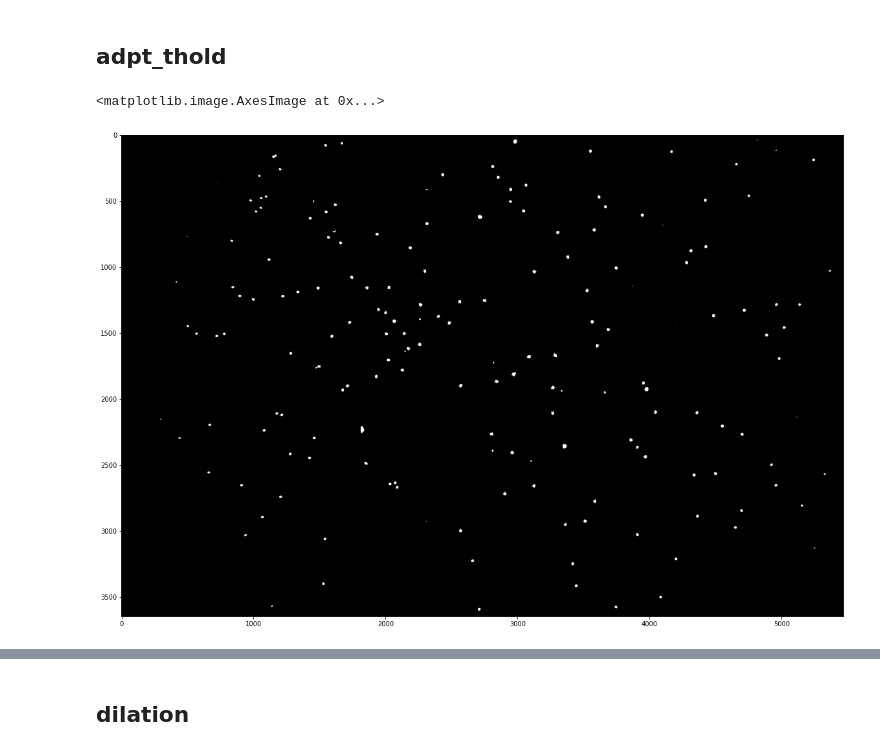
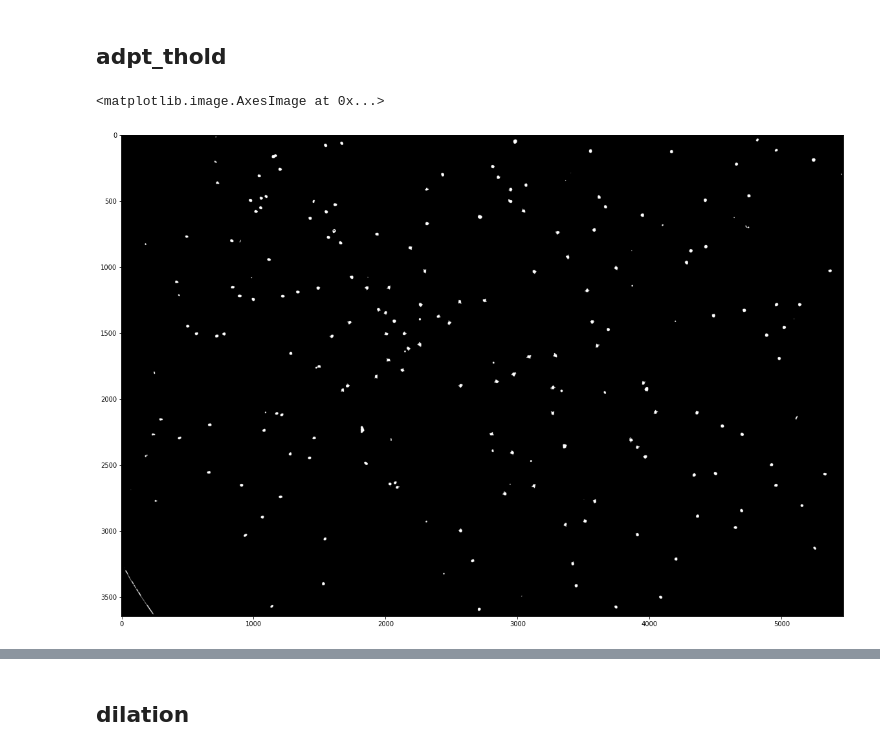
Before and after one commit to Abner0627/IPRV_Barcode-Beads-Detection, a Jupyter notebook: Barcode Beads Detection/main_cv2.ipynb, the cells around one changed output, grey strips where cells are left out. Drawn from its saved outputs; the diff is of its cells as text; code cells hidden in the pictures.

```diff
--- a/Barcode Beads Detection/main_cv2.ipynb
+++ b/Barcode Beads Detection/main_cv2.ipynb
@@ -31,10 +31,10 @@ plt.imshow(img_cv, cmap='gray')
 # %% [markdown]
 ## adpt_thold
 # %%
-img_adpt_thold = cv2.adaptiveThreshold(img_cv, 255, cv2.ADAPTIVE_THRESH_GAUSSIAN_C, cv2.THRESH_BINARY_INV, 199, 10)
+img_adpt_thold = cv2.adaptiveThreshold(img_cv, 255, cv2.ADAPTIVE_THRESH_GAUSSIAN_C, cv2.THRESH_BINARY_INV, 111, 5)
 
 fig = plt.figure(figsize=(20, 20))
 plt.imshow(img_adpt_thold, cmap='gray')
 # %% [output]
 <matplotlib.image.AxesImage at 0x...>
-[figure, old version]
+[figure, new version]
```
Also changed, not shown: parts of 5 cells of this notebook.
